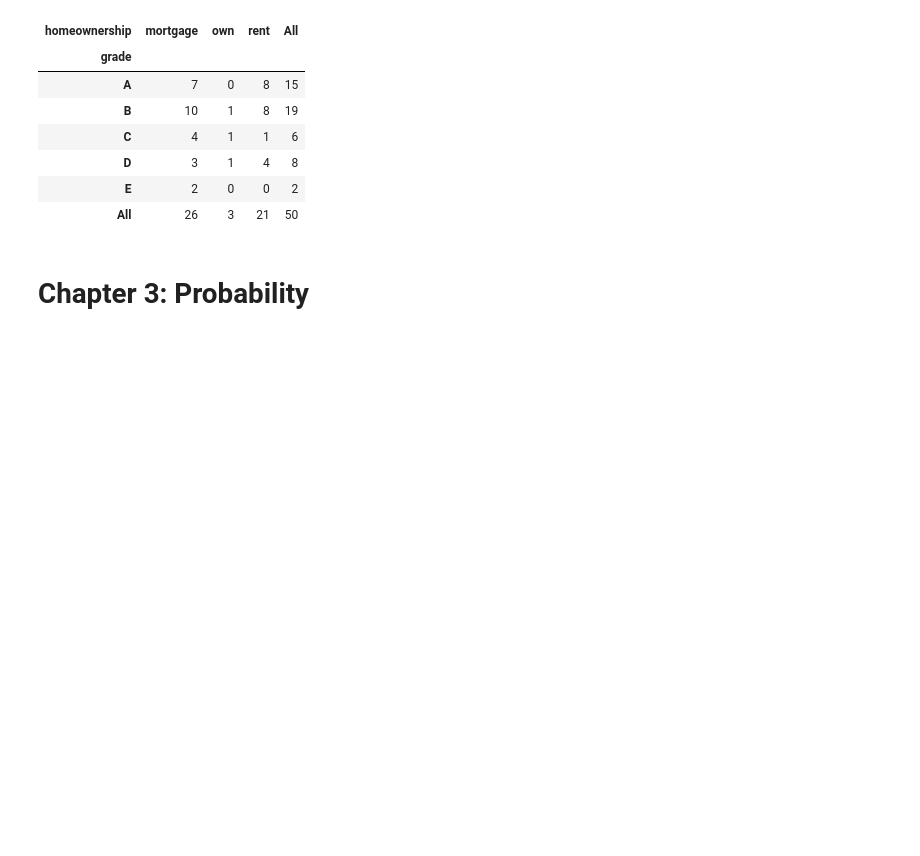
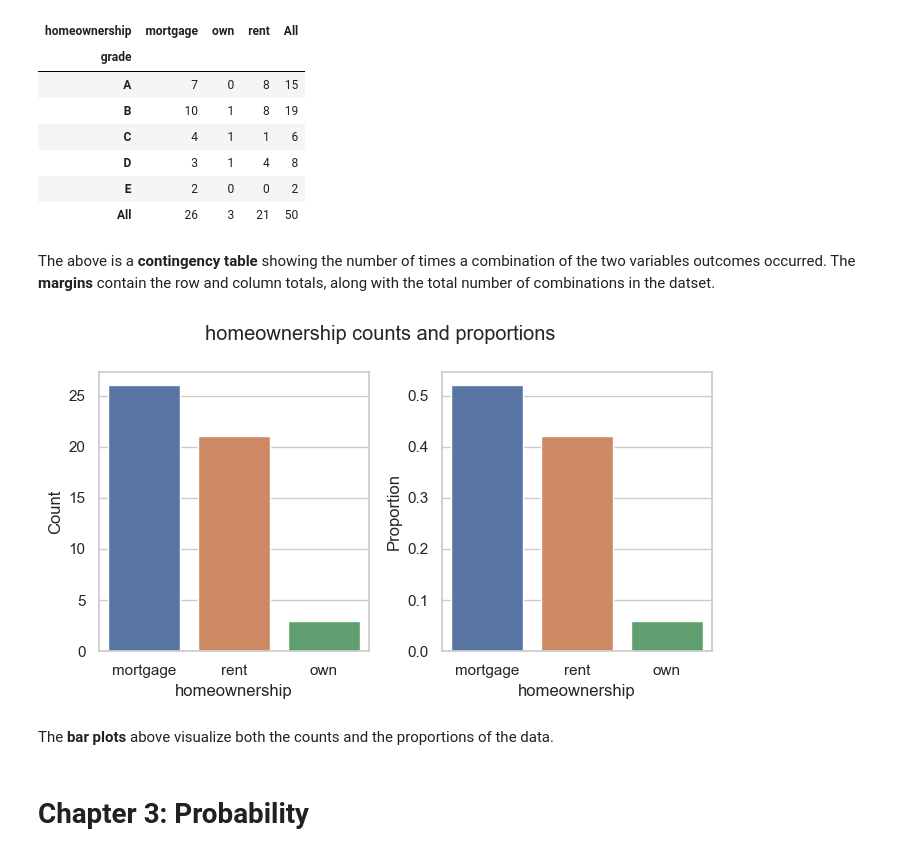
Before and after one commit to zdravoj/data-science-foundations, a Jupyter notebook: OpenIntro_Statistics/chs_1to4.ipynb, the cells around one changed output. Saved outputs shown, nothing was run; the diff lists cells and outputs as text; code cells hidden in the pictures; blank space fills up the shorter version.

```diff
--- a/OpenIntro_Statistics/chs_1to4.ipynb
+++ b/OpenIntro_Statistics/chs_1to4.ipynb
@@ -866,6 +866,36 @@ display(homeown_v_app)
 | D | 3 | 1 | 4 | 8 |
 | E | 2 | 0 | 0 | 2 |
 | All | 26 | 3 | 21 | 50 |
+# %% [markdown]
+The above is a **contingency table** showing the number of times a combination of the two variables outcomes occurred. The **margins** contain the row and column totals, along with the total number of combinations in the datset.
+# %%
+# raw counts of homeownership
+homeown_counts = loan50['homeownership'].value_counts()
+# proportions of homeownership
+homeown_props = loan50['homeownership'].value_counts(normalize= True)
+
+# display bar charts for both
+fig, (ax1, ax2) = plt.subplots(1, 2, figsize=(7, 4))
+sns.barplot(
+    ax= ax1,
+    x= homeown_counts.index,
+    y= homeown_counts.values,
+    errorbar= None
+)
+sns.barplot(
+    ax= ax2,
+    x= homeown_props.index,
+    y= homeown_props.values,
+    errorbar= None
+)
+ax1.set_ylabel('Count')
+ax2.set_ylabel('Proportion')
+fig.suptitle('homeownership counts and proportions')
+fig.tight_layout()
+# %% [output]
+[figure, added]
+# %% [markdown]
+The **bar plots** above visualize both the counts and the proportions of the data.
 # %% [markdown]
 # Chapter 3: Probability
 # %% [markdown]
```
